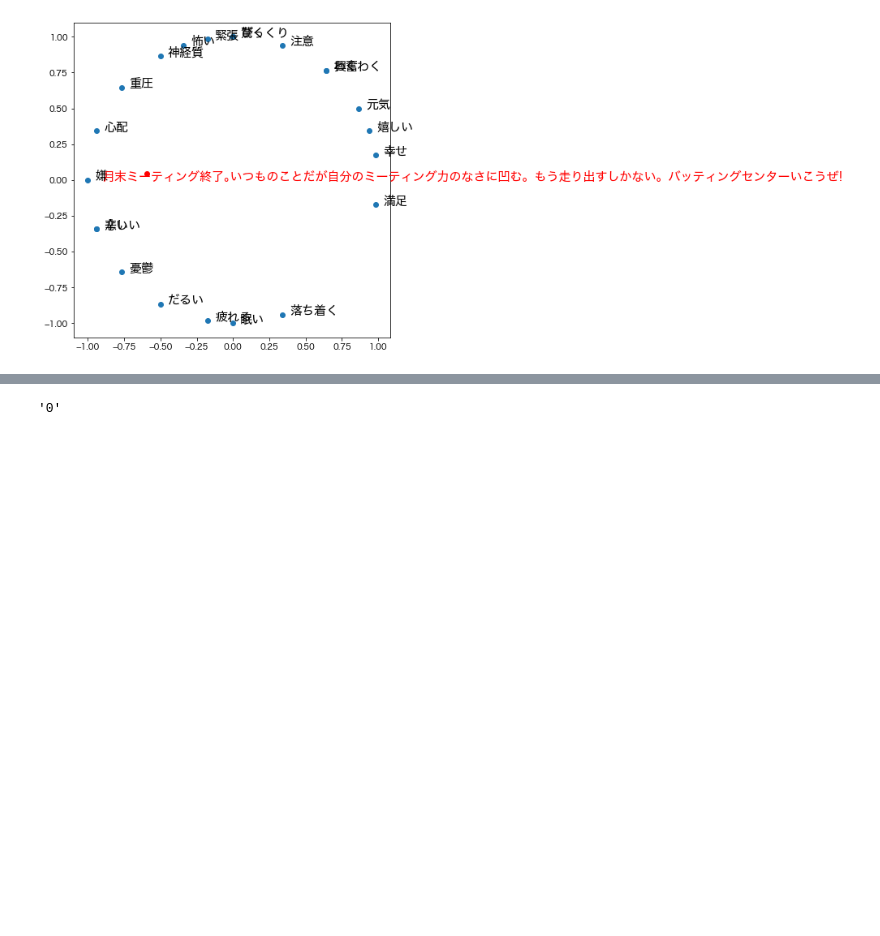
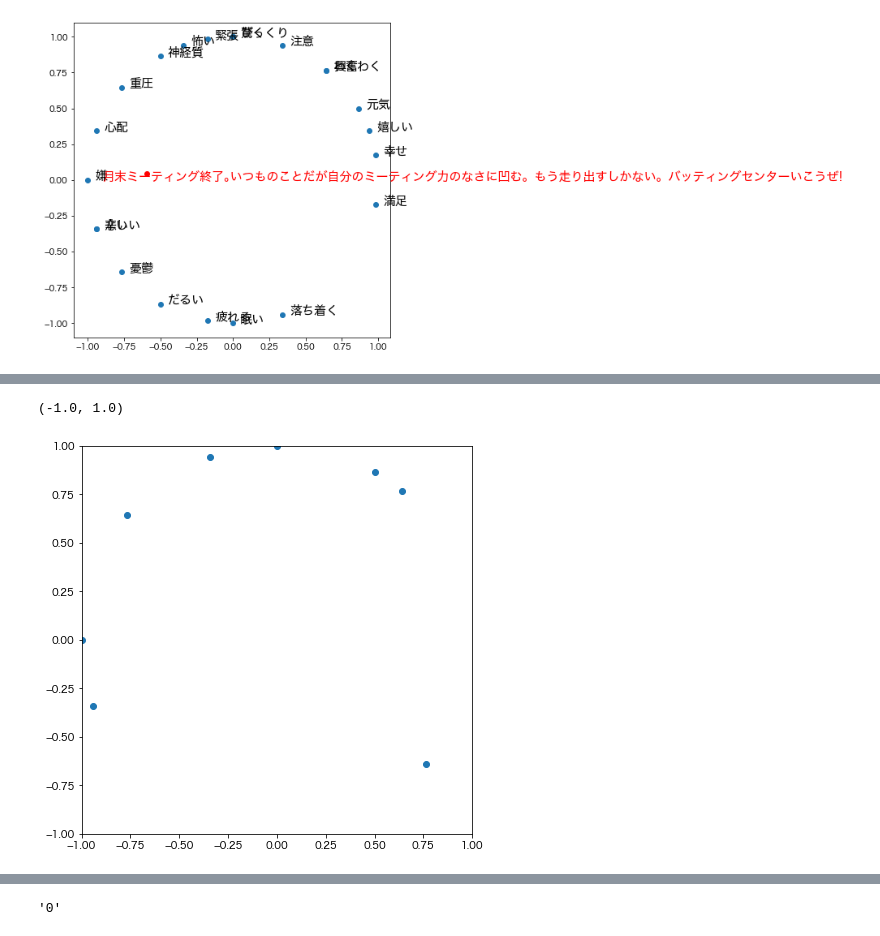
Before and after one commit to midoriba/emotionDic, a Jupyter notebook: sub.ipynb, the cells around one changed output, grey strips where cells are left out. Cells and saved outputs as stored; diff of their text form; code cells hidden in the pictures; blank space fills up the shorter version.

```diff
--- a/sub.ipynb
+++ b/sub.ipynb
@@ -9,0 +31,10 @@ wrime_df:pd.read_table('wrime/wrime-ver1.tsv', encoding='utf-8', dtype=str)
+# %%
+for i, row in wrime_df[:5].iterrows():
+    tree = c.parse(row['Sentence'])
+    for s_index in range(tree.size()):
+        token = tree.token(s_index)
+        features = token.feature.split(',')
+        lemma = features[6]
+        wordcategory = features[0]
+        subwordcategory = features[1]
+        print(lemma, wordcategory)
@@ -128,0 +206,15 @@ for i, row in wrime_df[23:].iterrows():
+# %%
+plt.rcParams['font.family'] = 'Hiragino Sans'
+fig3 = plt.figure(figsize=(7,7), dpi=72)
+ax3 = fig3.add_subplot(111)
+x = []
+y = []
+for i in e:
+    tmpx, tmpy = argtoxy(e[i])
+    x.append(tmpx), y.append(tmpy)
+ax3.scatter(x, y)
+ax3.set_xlim([-1,1])
+ax3.set_ylim([-1,1])
+# %% [output]
+(-1.0, 1.0)
+[figure, added]
```
Also changed, not shown: parts of 16 cells of this notebook, 9 other files.
